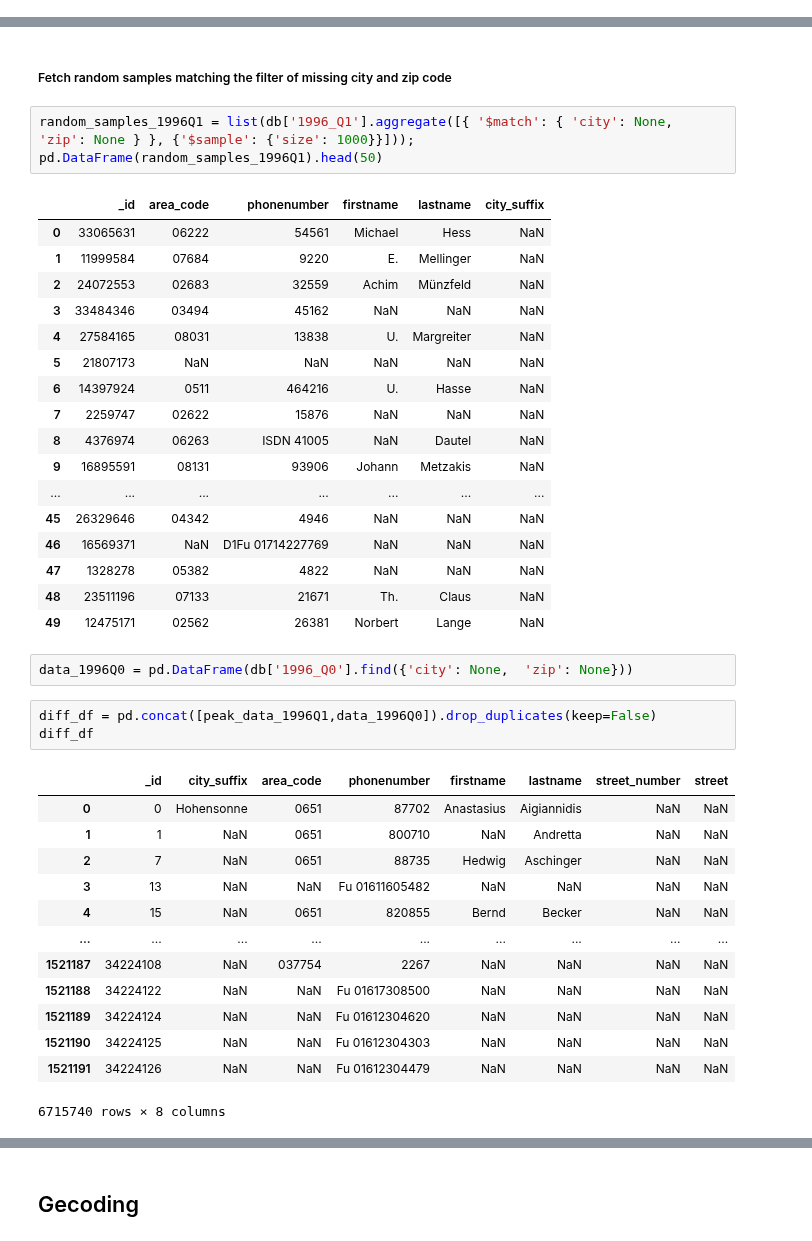
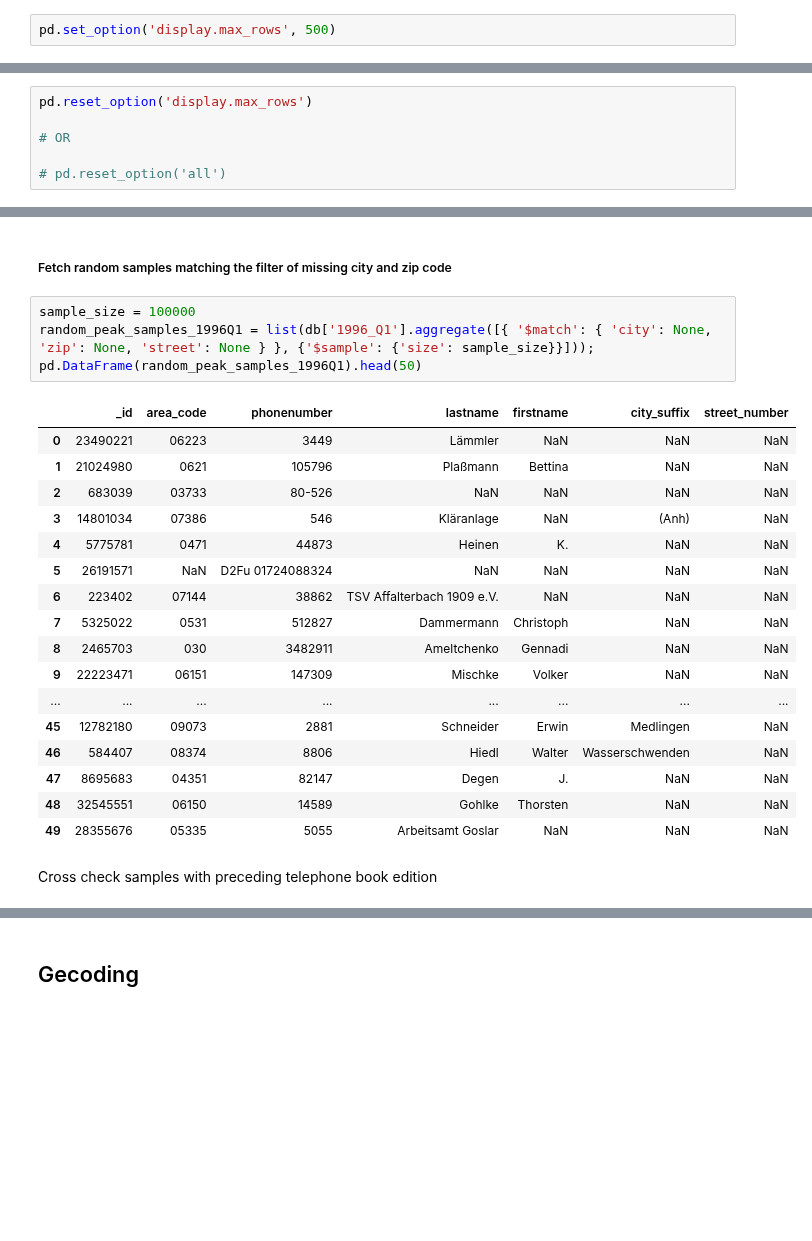
Before and after one commit to mayo-s/phonebookdiver, a Jupyter notebook: jupyter/phonebookdiver_notebook.ipynb, the cells around one changed output, grey strips where cells are left out. Cells and saved outputs as stored; diff of their text form; blank space fills up the shorter version.

```diff
--- a/jupyter/phonebookdiver_notebook.ipynb
+++ b/jupyter/phonebookdiver_notebook.ipynb
@@ -38,0 +62,2 @@ CONNECTED to mongodb://localhost:27017 phonebookdiver
+# %%
+pd.set_option('display.max_rows', 500)
@@ -39,3 +66,9 @@ CONNECTED to mongodb://localhost:27017 phonebookdiver
+# %%
+pd.reset_option('display.max_rows')
+
+# OR
+
+# pd.reset_option('all')
 # %% [markdown]
 ### Helper functions
 
@@ -1106,42 +1130,26 @@ peak_data_1996Q1.tail(50)
 # %% [markdown]
 ##### Fetch random samples matching the filter of missing city and zip code
 # %%
-random_samples_1996Q1 = list(db['1996_Q1'].aggregate([{ '$match': { 'city': None, 'zip': None } }, {'$sample': {'size': 1000}}]));
-pd.DataFrame(random_samples_1996Q1).head(50)
+sample_size = 100000
+random_peak_samples_1996Q1 = list(db['1996_Q1'].aggregate([{ '$match': { 'city': None, 'zip': None, 'street': None } }, {'$sample': {'size': sample_size}}]));
+pd.DataFrame(random_peak_samples_1996Q1).head(50)
 # %% [output]
-|  | _id | area_code | phonenumber | firstname | lastname | city_suffix |
-| 0 | 33065631 | 06222 | 54561 | Michael | Hess | NaN |
-| 1 | 11999584 | 07684 | 9220 | E. | Mellinger | NaN |
-| 2 | 24072553 | 02683 | 32559 | Achim | Münzfeld | NaN |
-| 3 | 33484346 | 03494 | 45162 | NaN | NaN | NaN |
-| 4 | 27584165 | 08031 | 13838 | U. | Margreiter | NaN |
-| 5 | 21807173 | NaN | NaN | NaN | NaN | NaN |
-| 6 | 14397924 | 0511 | 464216 | U. | Hasse | NaN |
-| 7 | 2259747 | 02622 | 15876 | NaN | NaN | NaN |
-| 8 | 4376974 | 06263 | ISDN 41005 | NaN | Dautel | NaN |
-| 9 | 16895591 | 08131 | 93906 | Johann | Metzakis | NaN |
-| ... | ... | ... | ... | ... | ... | ... |
-| 45 | 26329646 | 04342 | 4946 | NaN | NaN | NaN |
-| 46 | 16569371 | NaN | D1Fu 01714227769 | NaN | NaN | NaN |
-| 47 | 1328278 | 05382 | 4822 | NaN | NaN | NaN |
-| 48 | 23511196 | 07133 | 21671 | Th. | Claus | NaN |
-| 49 | 12475171 | 02562 | 26381 | Norbert | Lange | NaN |
+|  | _id | area_code | phonenumber | lastname | firstname | city_suffix | street_number |
+| 0 | 23490221 | 06223 | 3449 | Lämmler | NaN | NaN | NaN |
+| 1 | 21024980 | 0621 | 105796 | Plaßmann | Bettina | NaN | NaN |
+| 2 | 683039 | 03733 | 80-526 | NaN | NaN | NaN | NaN |
+| 3 | 14801034 | 07386 | 546 | Kläranlage | NaN | (Anh) | NaN |
+| 4 | 5775781 | 0471 | 44873 | Heinen | K. | NaN | NaN |
+| 5 | 26191571 | NaN | D2Fu 01724088324 | NaN | NaN | NaN | NaN |
+| 6 | 223402 | 07144 | 38862 | TSV Affalterbach 1909 e.V. | NaN | NaN | NaN |
+| 7 | 5325022 | 0531 | 512827 | Dammermann | Christoph | NaN | NaN |
+| 8 | 2465703 | 030 | 3482911 | Ameltchenko | Gennadi | NaN | NaN |
+| 9 | 22223471 | 06151 | 147309 | Mischke | Volker | NaN | NaN |
+| ... | ... | ... | ... | ... | ... | ... | ... |
+| 45 | 12782180 | 09073 | 2881 | Schneider | Erwin | Medlingen | NaN |
+| 46 | 584407 | 08374 | 8806 | Hiedl | Walter | Wasserschwenden | NaN |
+| 47 | 8695683 | 04351 | 82147 | Degen | J. | NaN | NaN |
+| 48 | 32545551 | 06150 | 14589 | Gohlke | Thorsten | NaN | NaN |
+| 49 | 28355676 | 05335 | 5055 | Arbeitsamt Goslar | NaN | NaN | NaN |
-# %%
-data_1996Q0 = pd.DataFrame(db['1996_Q0'].find({'city': None,  'zip': None}))
-# %%
-diff_df = pd.concat([peak_data_1996Q1,data_1996Q0]).drop_duplicates(keep=False)
-diff_df
-# %% [output]
-|  | _id | city_suffix | area_code | phonenumber | firstname | lastname | street_number | street |
-| 0 | 0 | Hohensonne | 0651 | 87702 | Anastasius | Aigiannidis | NaN | NaN |
-| 1 | 1 | NaN | 0651 | 800710 | NaN | Andretta | NaN | NaN |
-| 2 | 7 | NaN | 0651 | 88735 | Hedwig | Aschinger | NaN | NaN |
-| 3 | 13 | NaN | NaN | Fu 01611605482 | NaN | NaN | NaN | NaN |
-| 4 | 15 | NaN | 0651 | 820855 | Bernd | Becker | NaN | NaN |
-| ... | ... | ... | ... | ... | ... | ... | ... | ... |
-| 1521187 | 34224108 | NaN | 037754 | 2267 | NaN | NaN | NaN | NaN |
-| 1521188 | 34224122 | NaN | NaN | Fu 01617308500 | NaN | NaN | NaN | NaN |
-| 1521189 | 34224124 | NaN | NaN | Fu 01612304620 | NaN | NaN | NaN | NaN |
-| 1521190 | 34224125 | NaN | NaN | Fu 01612304303 | NaN | NaN | NaN | NaN |
-| 1521191 | 34224126 | NaN | NaN | Fu 01612304479 | NaN | NaN | NaN | NaN |
-6715740 rows × 8 columns
+# %% [markdown]
+Cross check samples with preceding telephone book edition
```
Also changed, not shown: parts of 16 cells of this notebook.
